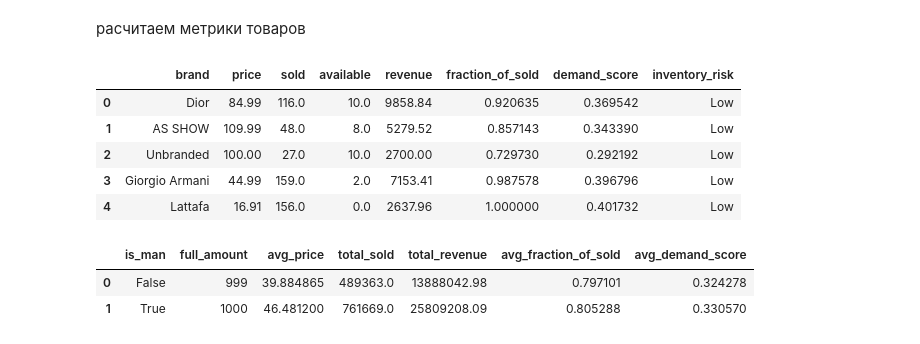
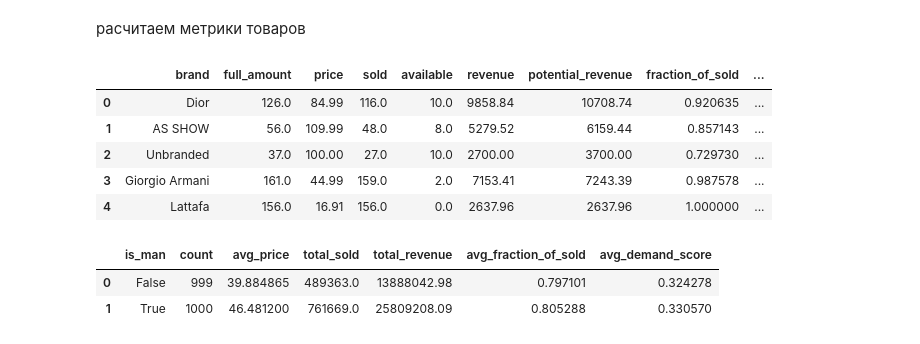
Before and after one commit to matv864/AI_work, a Jupyter notebook: analyze_data/perfume/business_metrics.ipynb, the cells around one changed output. Cells and saved outputs as stored; diff of their text form; code cells hidden in the pictures.

```diff
--- a/analyze_data/perfume/business_metrics.ipynb
+++ b/analyze_data/perfume/business_metrics.ipynb
@@ -40,42 +28,52 @@ data["price"] = pd.to_numeric(data["price"], errors="coerce")
 # %%
 data["full_amount"] = data["sold"] + data["available"]
 data["revenue"] = data["price"] * data["sold"] # revenue - выручка
 data["potential_revenue"] = data["price"] * data["full_amount"]
 data["fraction_of_sold"] = np.where(  # чтобы нам не делить, на ноль
     data["full_amount"] > 0,
     data["sold"] / data["full_amount"],
     0.0,
 )
-sold_max = data["sold"].max() if data["sold"].max() > 0 else 1
-data["normed_sold"] = data["sold"] / sold_max # нормируем sold по масштабу в диапазон [0, 1]
+data["normed_sold"] = data["sold"] / data["sold"].max() # нормируем sold по масштабу в диапазон [0, 1]
 data["demand_score"] = 0.6 * data["normed_sold"] + 0.4 * data["fraction_of_sold"] # Составной индекс спроса
 # абсолютный спрос важнее
 
 data["inventory_risk"] = np.where( # риск что товар не распродастся
     (data["fraction_of_sold"] < 0.25),
     "High",
     (
         np.where(
             data["fraction_of_sold"] < 0.5,
             "Medium",
             "Low",
         )
     ),
 )
 
-data[["brand", "price", "sold", "available", "revenue", "fraction_of_sold", "demand_score", "inventory_risk"]].head()
+data[[
+    "brand",
+    "full_amount",
+    "price",
+    "sold",
+    "available",
+    "revenue",
+    "potential_revenue",
+    "fraction_of_sold",
+    "demand_score",
+    "inventory_risk"
+]].head()
 # %% [output]
-|  | brand | price | sold | available | revenue | fraction_of_sold | demand_score | inventory_risk |
-| 0 | Dior | 84.99 | 116.0 | 10.0 | 9858.84 | 0.920635 | 0.369542 | Low |
-| 1 | AS SHOW | 109.99 | 48.0 | 8.0 | 5279.52 | 0.857143 | 0.343390 | Low |
-| 2 | Unbranded | 100.00 | 27.0 | 10.0 | 2700.00 | 0.729730 | 0.292192 | Low |
-| 3 | Giorgio Armani | 44.99 | 159.0 | 2.0 | 7153.41 | 0.987578 | 0.396796 | Low |
-| 4 | Lattafa | 16.91 | 156.0 | 0.0 | 2637.96 | 1.000000 | 0.401732 | Low |
+|  | brand | full_amount | price | sold | available | revenue | potential_revenue | fraction_of_sold | ... |
+| 0 | Dior | 126.0 | 84.99 | 116.0 | 10.0 | 9858.84 | 10708.74 | 0.920635 | ... |
+| 1 | AS SHOW | 56.0 | 109.99 | 48.0 | 8.0 | 5279.52 | 6159.44 | 0.857143 | ... |
+| 2 | Unbranded | 37.0 | 100.00 | 27.0 | 10.0 | 2700.00 | 3700.00 | 0.729730 | ... |
+| 3 | Giorgio Armani | 161.0 | 44.99 | 159.0 | 2.0 | 7153.41 | 7243.39 | 0.987578 | ... |
+| 4 | Lattafa | 156.0 | 16.91 | 156.0 | 0.0 | 2637.96 | 2637.96 | 1.000000 | ... |
 # %%
 segment_gender = (
     data.groupby("is_man", as_index=False)
     .agg(
-        full_amount=("title", "count"),
+        count=("title", "count"),
         avg_price=("price", "mean"),
         total_sold=("sold", "sum"),
         total_revenue=("revenue", "sum"),
@@ -86,7 +84,7 @@ segment_gender = (
 
 segment_gender
 # %% [output]
-|  | is_man | full_amount | avg_price | total_sold | total_revenue | avg_fraction_of_sold | avg_demand_score |
+|  | is_man | count | avg_price | total_sold | total_revenue | avg_fraction_of_sold | avg_demand_score |
 | 0 | False | 999 | 39.884865 | 489363.0 | 13888042.98 | 0.797101 | 0.324278 |
 | 1 | True | 1000 | 46.481200 | 761669.0 | 25809208.09 | 0.805288 | 0.330570 |
 # %%
```
Also changed, not shown: parts of 7 cells of this notebook, 6 other files.
